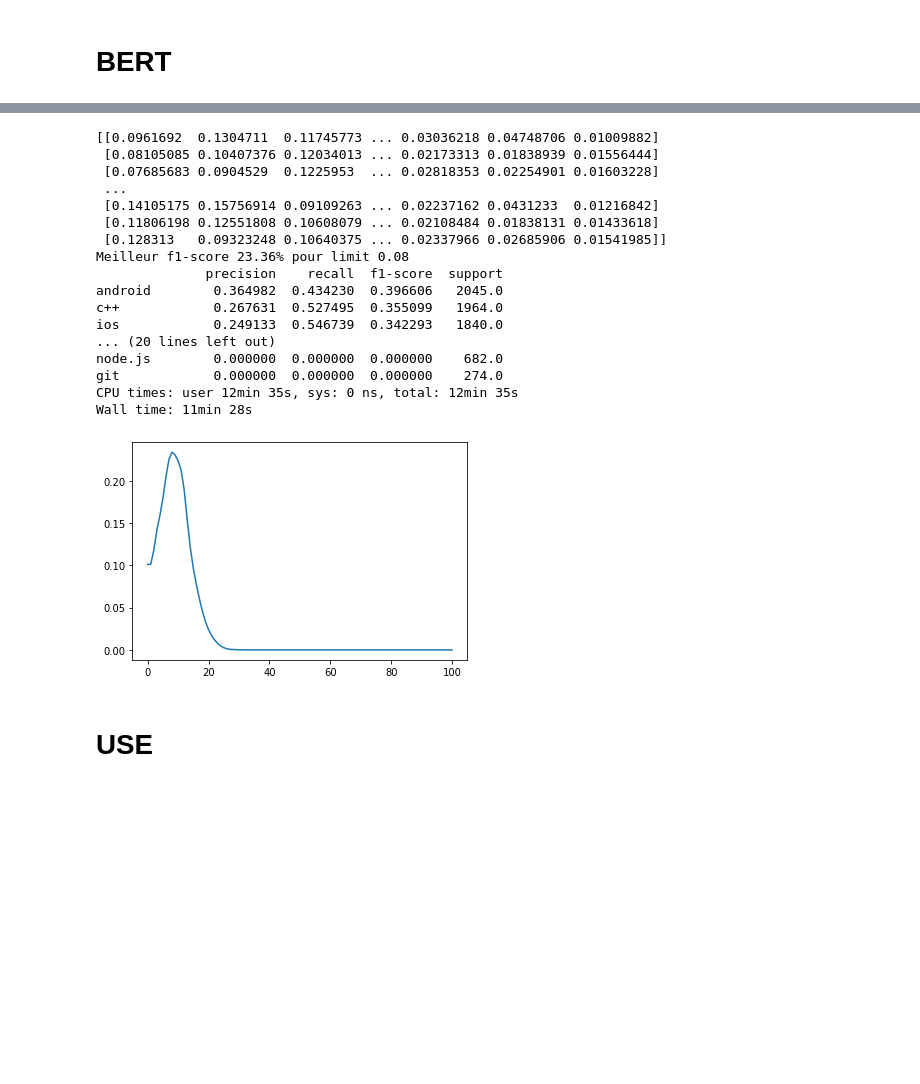
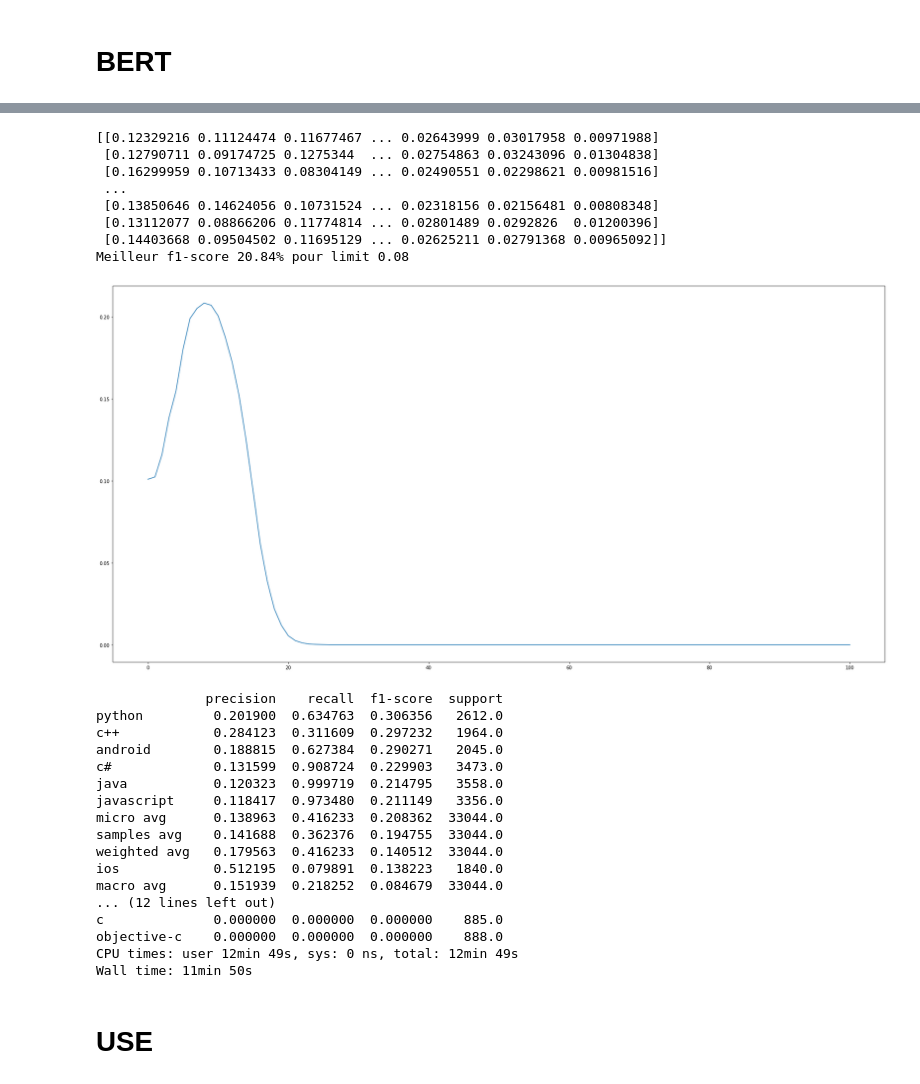
Before and after one commit to DomWch/OpenClassRooms-NLP-P5, a Jupyter notebook: p5-nlp-bert.ipynb, the cells around one changed output, grey strips where cells are left out. Cells and saved outputs as stored; diff of their text form; code cells hidden in the pictures; blank space fills up the shorter version.

```diff
--- a/p5-nlp-bert.ipynb
+++ b/p5-nlp-bert.ipynb
@@ -126,7 +126,7 @@ memory usage: 11.7+ MB
 # %%
 LONG = False
 description = {
-    "title": "BERT avec embeddings max len 512(max)",
+    "title": "BERT avec text sans nettoyage",
     "CountVectorizer": {"min_df": 0.00001, "max_df": 0.995, "max_features": None},
     "StandardScaler": {"actif": False},
     "TruncatedSVD": {"actif": False, "n_components": 1_000},
@@ -155,8 +155,9 @@ description = {
         "actif": True,
         "max_length": 512,
         "epochs": 5,
+        "raw_text":True
     },
-    "USE": {"actif": False, "tsne_visu": False, "epochs": 1},
+    "USE": {"actif": False, "tsne_visu": True, "epochs": 150},
     "LDA": {
         "actif": False,
         "num_topics": [20],  # [5, 10, 20],
@@ -265,12 +266,17 @@ p5_nlp_utils.Commun.tags_are_in(
 # %% [markdown]
 ## Separation train/test
 # %%
-df["Token"] = df["Title_clean"].fillna("") + df["Body_clean"].fillna("")
-print(
-    f"{len(df[[len(token.split()) > 1 for token in df['Token']]])/len(df):.5%} des questions ont au moins 2tokens"
-    if len(df[df["Token"] == ""]) == 0
-    else f"{len(df[df['Token'] == ''])} questions n'ont pas de token"
-)
+if description["BERT"]["actif"] and description["BERT"]["raw_text"]: #essaie sans nettoyer le texte pour BERT
+    df["Token"] = (
+        df["Title"].fillna("").str.strip() + " " + df["Body"].fillna("").str.strip()
+    )
+else:
+    df["Token"] = df["Title_clean"].fillna("") + df["Body_clean"].fillna("")
+    print(
+        f"{len(df[[len(token.split()) > 1 for token in df['Token']]])/len(df):.5%} des questions ont au moins 2tokens"
+        if len(df[df["Token"] == ""]) == 0
+        else f"{len(df[df['Token'] == ''])} questions n'ont pas de token"
+    )
 X_train, X_test, y_train, y_test = model_selection.train_test_split(
     df["Token"], p5_nlp_utils.Commun.tags_are_in(df, target_names), random_state=42
 )
@@ -854,10 +858,12 @@ Wall time: 40.5 s
 # %%
 %%time
 if description["BERT"]["actif"]:
-#     bert_model = p5_nlp_utils.Bert.create_bert_model(
-#         params=description["BERT"], target_names=target_names
-#     )
-    bert_model = p5_nlp_utils.Bert.build_bert_model(max_len=description["BERT"]["max_length"],target_names=target_names)
+    #     bert_model = p5_nlp_utils.Bert.create_bert_model(
+    #         params=description["BERT"], target_names=target_names
+    #     )
+    bert_model = p5_nlp_utils.Bert.build_bert_model(
+        max_len=description["BERT"]["max_length"], target_names=target_names
+    )
     print(bert_model.summary())
 # %% [output]
 Model: "model"
@@ -908,7 +914,9 @@ if description["BERT"]["actif"]:
     #         )
     #     )
     pred_bert_proba = bert_model.predict(
-        p5_nlp_utils.Bert.create_bert_inputs(X_test.values, max_len=description["BERT"]["max_length"])
+        p5_nlp_utils.Bert.create_bert_inputs(
+            X_test.values, max_len=description["BERT"]["max_length"]
+        )
     )
     print(pred_bert_proba)
     best, f1_score_avg = p5_nlp_utils.Commun.find_best_limit(
@@ -928,21 +936,29 @@ if description["BERT"]["actif"]:
-[[0.0961692  0.1304711  0.11745773 ... 0.03036218 0.04748706 0.01009882]
- [0.08105085 0.10407376 0.12034013 ... 0.02173313 0.01838939 0.01556444]
- [0.07685683 0.0904529  0.1225953  ... 0.02818353 0.02254901 0.01603228]
+[[0.12329216 0.11124474 0.11677467 ... 0.02643999 0.03017958 0.00971988]
+ [0.12790711 0.09174725 0.1275344  ... 0.02754863 0.03243096 0.01304838]
+ [0.16299959 0.10713433 0.08304149 ... 0.02490551 0.02298621 0.00981516]
  ...
- [0.14105175 0.15756914 0.09109263 ... 0.02237162 0.0431233  0.01216842]
- [0.11806198 0.12551808 0.10608079 ... 0.02108484 0.01838131 0.01433618]
- [0.128313   0.09323248 0.10640375 ... 0.02337966 0.02685906 0.01541985]]
-Meilleur f1-score 23.36% pour limit 0.08
-              precision    recall  f1-score  support
-android        0.364982  0.434230  0.396606   2045.0
-c++            0.267631  0.527495  0.355099   1964.0
-ios            0.249133  0.546739  0.342293   1840.0
-... (20 lines left out)
-node.js        0.000000  0.000000  0.000000    682.0
-git            0.000000  0.000000  0.000000    274.0
-CPU times: user 12min 35s, sys: 0 ns, total: 12min 35s
-Wall time: 11min 28s
+ [0.13850646 0.14624056 0.10731524 ... 0.02318156 0.02156481 0.00808348]
+ [0.13112077 0.08866206 0.11774814 ... 0.02801489 0.0292826  0.01200396]
+ [0.14403668 0.09504502 0.11695129 ... 0.02625211 0.02791368 0.00965092]]
+Meilleur f1-score 20.84% pour limit 0.08
-[figure, old version]
+[figure, new version]
+              precision    recall  f1-score  support
+python         0.201900  0.634763  0.306356   2612.0
+c++            0.284123  0.311609  0.297232   1964.0
+android        0.188815  0.627384  0.290271   2045.0
+c#             0.131599  0.908724  0.229903   3473.0
+java           0.120323  0.999719  0.214795   3558.0
+javascript     0.118417  0.973480  0.211149   3356.0
+micro avg      0.138963  0.416233  0.208362  33044.0
+samples avg    0.141688  0.362376  0.194755  33044.0
+weighted avg   0.179563  0.416233  0.140512  33044.0
+ios            0.512195  0.079891  0.138223   1840.0
+macro avg      0.151939  0.218252  0.084679  33044.0
+... (12 lines left out)
+c              0.000000  0.000000  0.000000    885.0
+objective-c    0.000000  0.000000  0.000000    888.0
+CPU times: user 12min 49s, sys: 0 ns, total: 12min 49s
+Wall time: 11min 50s
 # %%
 # # detect and init the TPU
 # tpu = tf.distribute.cluster_resolver.TPUClusterResolver.connect()
```
Also changed, not shown: parts of 33 cells of this notebook.
